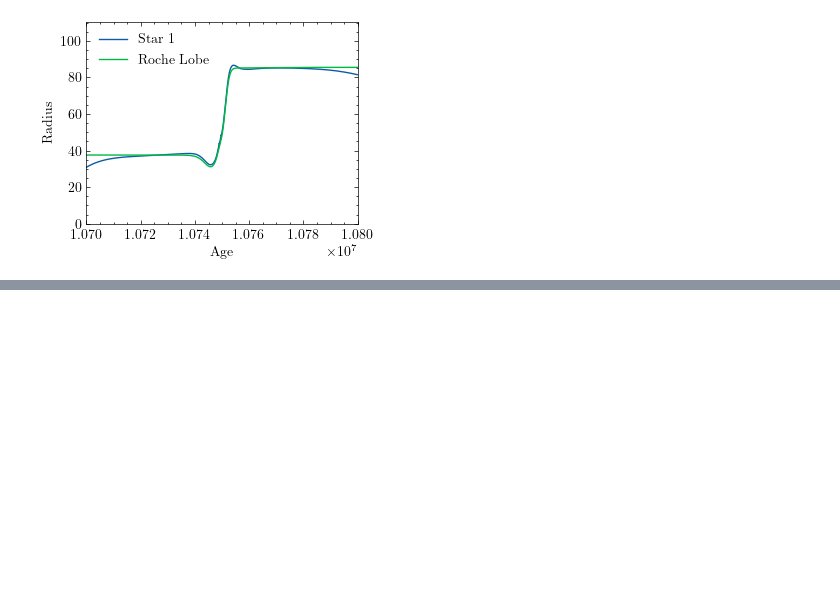
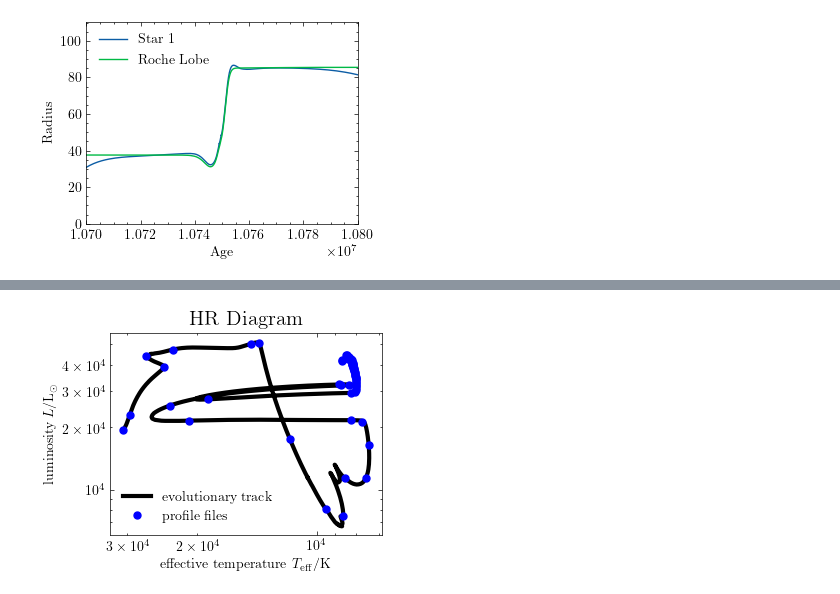
Before and after one commit to neevshah101/learning_mesa, a Jupyter notebook: plotting.ipynb, the cells around one changed output, grey strips where cells are left out. Cells and saved outputs as stored; diff of their text form; code cells hidden in the pictures; blank space fills up the shorter version.

```diff
--- a/plotting.ipynb
+++ b/plotting.ipynb
@@ -615,0 +669,4 @@ plt.show()
+# %%
+plot_HR(logs_dir)
+# %% [output]
+[figure, added]
```
Also changed, not shown: parts of 4 cells of this notebook.
